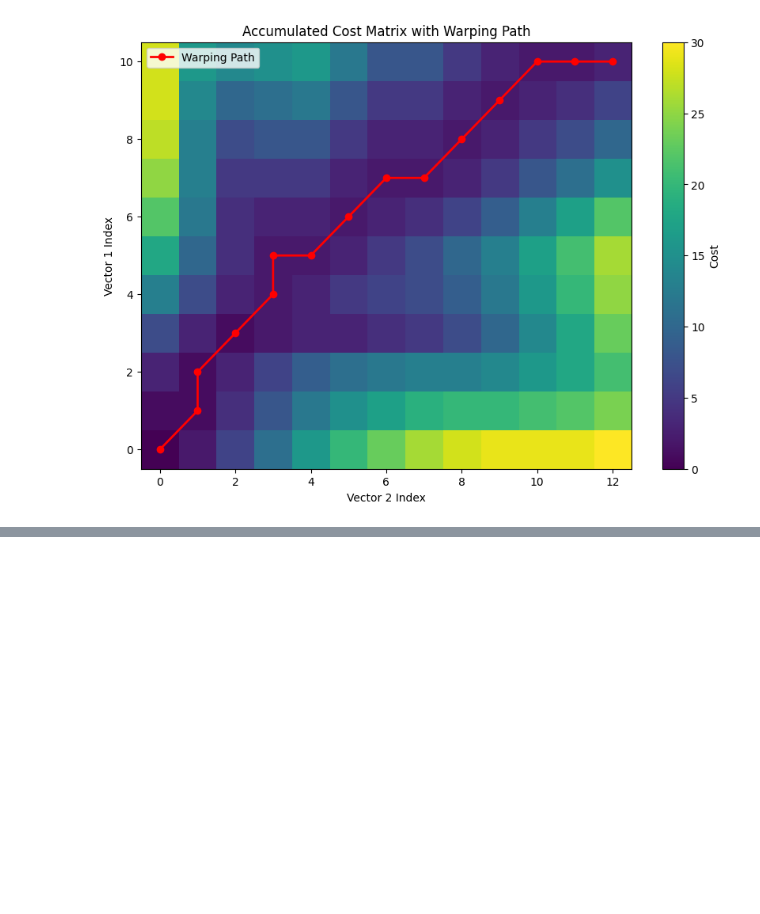
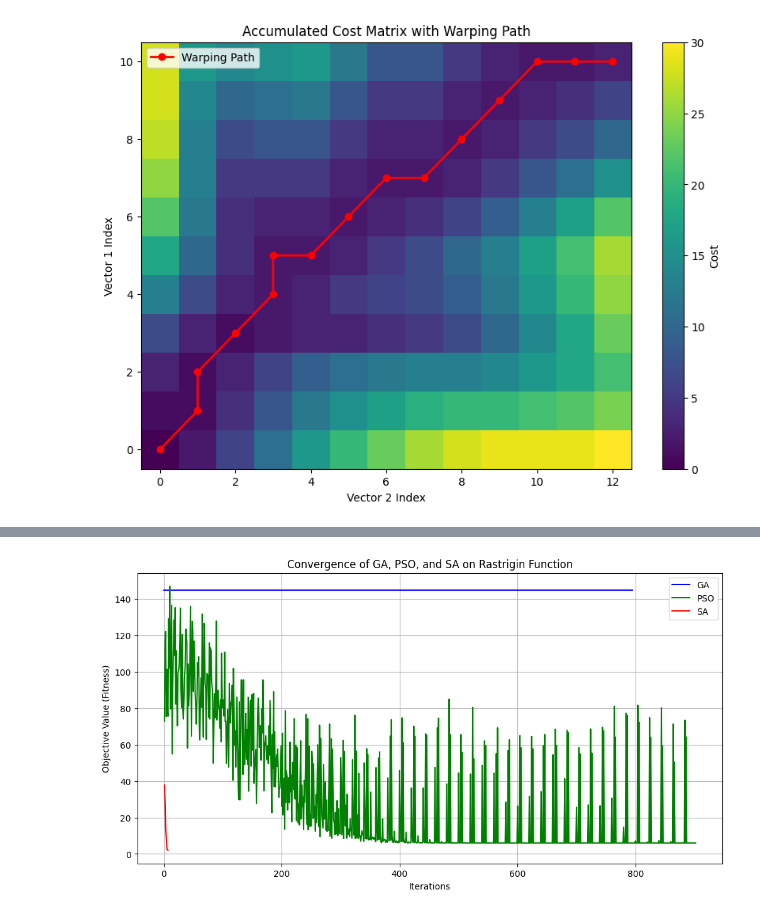
Before and after one commit to noelmt7/Speech_Recognition, a Jupyter notebook: 2348538_LAB6_DTW.ipynb, the cells around one changed output, grey strips where cells are left out. Cells and saved outputs as stored; diff of their text form; code cells hidden in the pictures; blank space fills up the shorter version.

```diff
--- a/2348538_LAB6_DTW.ipynb
+++ b/2348538_LAB6_DTW.ipynb
@@ -68,3 +68,82 @@ plt.legend()
 plt.show()
 # %% [output]
 [figure]
+# %%
+import numpy as np
+import matplotlib.pyplot as plt
+from pygad import GA
+from pyswarm import pso
+from scipy.optimize import dual_annealing
+
+# Define the Rastrigin function
+def rastrigin(x):
+    return 10 * len(x) + sum([(xi**2 - 10 * np.cos(2 * np.pi * xi)) for xi in x])
+
+# Problem settings
+dim = 5  # Number of dimensions
+bounds = [(-5.12, 5.12)] * dim  # Search space
+
+# 1. Genetic Algorithm (GA)
+def ga_optimization():
+    global fitness_values
+    fitness_values = []
+
+    # Updated fitness function to accept 3 parameters
+    def fitness_function(ga_instance, solution, solution_index):
+        value = -rastrigin(solution)  # Negate the function to maximize
+        fitness_values.append(-value)  # Store the actual fitness
+        return value
+
+    ga_instance = GA(
+        num_generations=50,
+        num_parents_mating=5,
+        fitness_func=fitness_function,  # Updated function
+        sol_per_pop=20,
+        num_genes=dim,
+        gene_space=[(-5.12, 5.12)] * dim,  # Define the range for each gene
+    )
+    ga_instance.run()
+
+    # Get the best solution's fitness value for comparison
+    print("Best solution found by GA:", ga_instance.best_solution())
+    return fitness_values
+
+# 2. Particle Swarm Optimization (PSO)
+def pso_optimization():
+    history = []
+
+    def cost_function(x):
+        value = rastrigin(x)
+        history.append(value)
+        return value
+
+    _, _ = pso(cost_function, lb=[-5.12] * dim, ub=[5.12] * dim, swarmsize=20, maxiter=50)
+    return history
+
+# 3. Simulated Annealing (SA)
+def sa_optimization():
+    history = []
+
+    def callback(x, f, _):
+        history.append(f)
+
+    result = dual_annealing(rastrigin, bounds=bounds, maxiter=50, callback=callback)
+    return history
+
+# Run all algorithms
+ga_results = ga_optimization()
+pso_results = pso_optimization()
+sa_results = sa_optimization()
+
+# Plotting results
+plt.figure(figsize=(12, 6))
+plt.plot(ga_results, label="GA", color="blue")
+plt.plot(range(1, len(pso_results) + 1), pso_results, label="PSO", color="green")
+plt.plot(range(1, len(sa_results) + 1), sa_results, label="SA", color="red")
+plt.xlabel("Iterations")
+plt.ylabel("Objective Value (Fitness)")
+plt.title("Convergence of GA, PSO, and SA on Rastrigin Function")
+plt.legend()
+plt.grid()
+plt.show()
+# %% [output]
@@ -70,0 +152 @@ plt.show()
+[figure, added]
```
Also changed, not shown: parts of 4 cells of this notebook.
